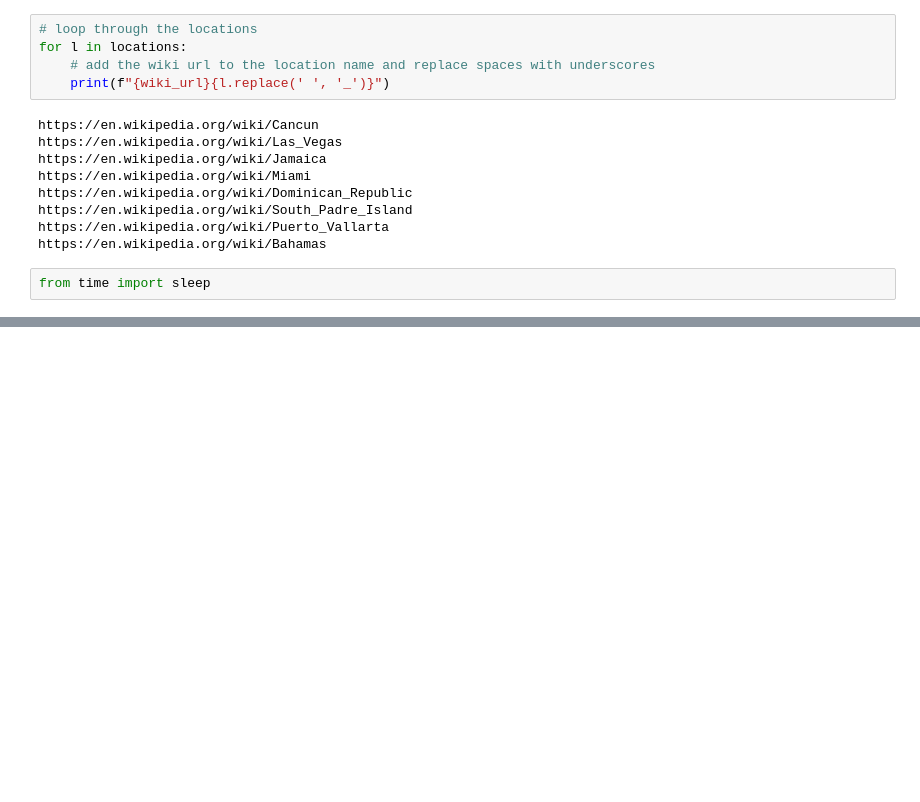
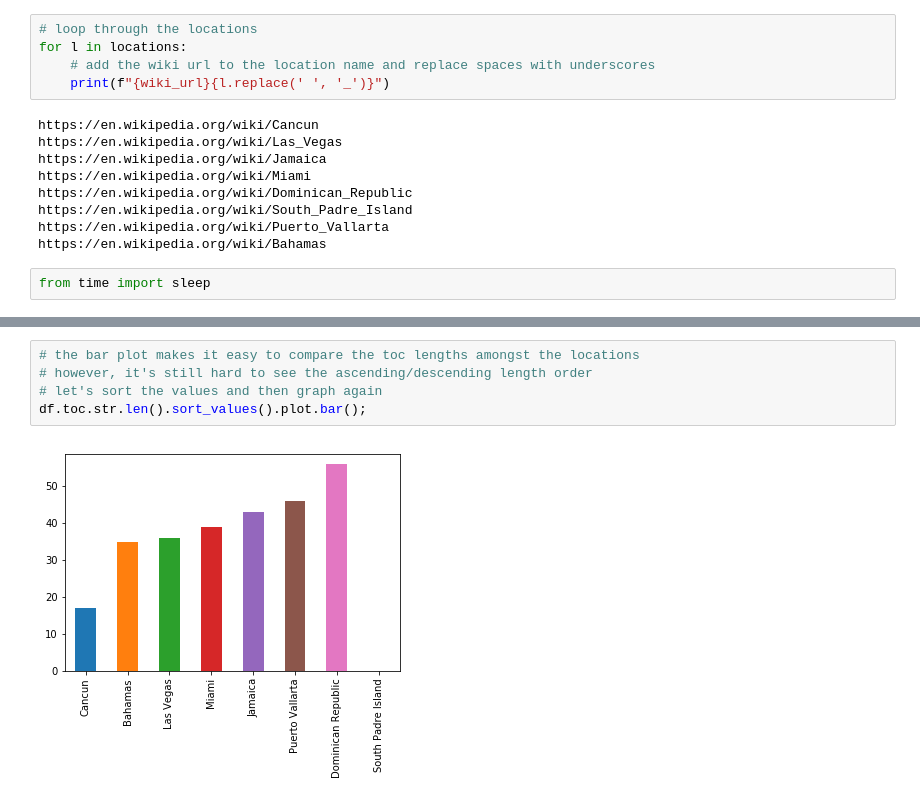
Before and after one commit to it176131/Presentations, a Jupyter notebook: Analytics_Learning_Lab_2019Q1.ipynb, the cells around one changed output, grey strips where cells are left out. Saved outputs shown, nothing was run; the diff lists cells and outputs as text; blank space fills up the shorter version.

```diff
--- a/Analytics_Learning_Lab_2019Q1.ipynb
+++ b/Analytics_Learning_Lab_2019Q1.ipynb
@@ -331,0 +630,7 @@ The Bahamas became an independent Commonwealth realm in 1973, retaining the Brit
+# %%
+# the bar plot makes it easy to compare the toc lengths amongst the locations
+# however, it's still hard to see the ascending/descending length order
+# let's sort the values and then graph again
+df.toc.str.len().sort_values().plot.bar();
+# %% [output]
+[figure, added]
```
Also changed, not shown: parts of 53 cells of this notebook.
